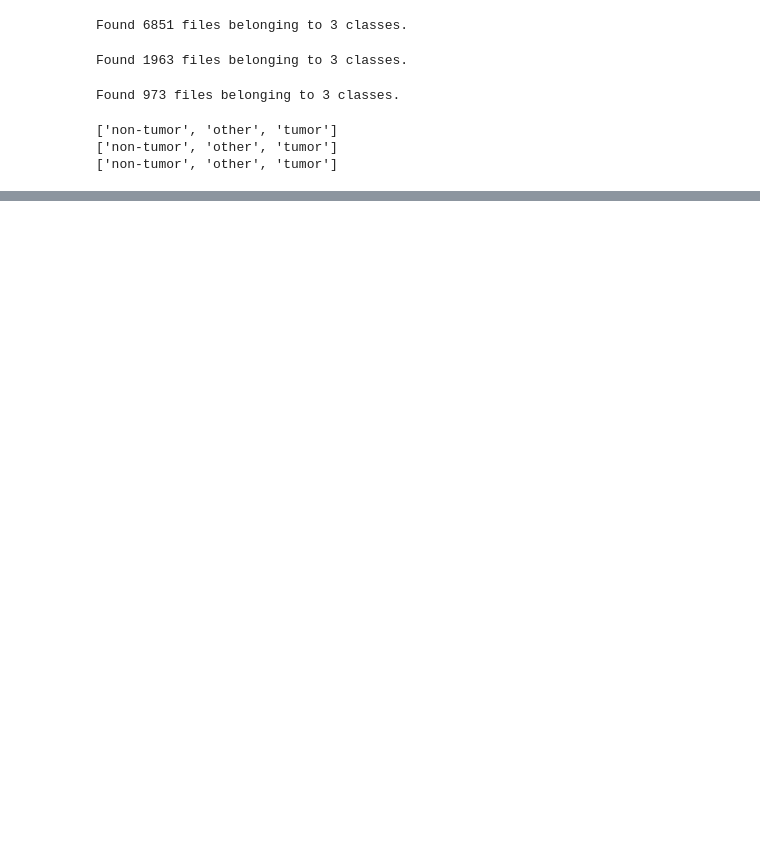
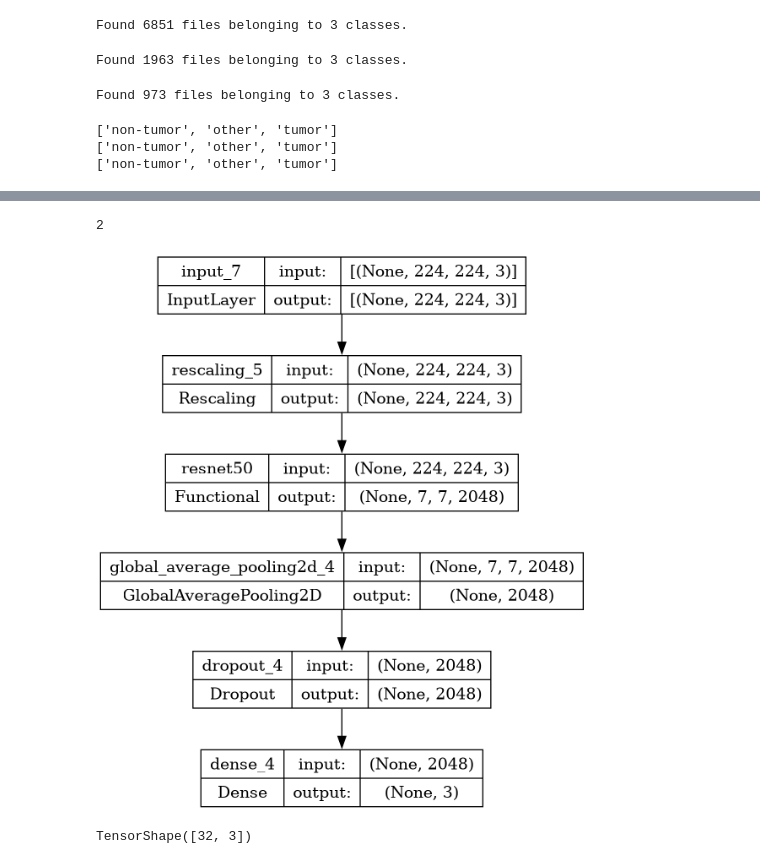
Before and after one commit to jahidul39306/brain_tumor_detection, a Jupyter notebook: brain-tumor-detection-using-tf.ipynb, the cells around one changed output, grey strips where cells are left out. Cells and saved outputs as stored; diff of their text form; code cells hidden in the pictures; blank space fills up the shorter version.

```diff
--- a/brain-tumor-detection-using-tf.ipynb
+++ b/brain-tumor-detection-using-tf.ipynb
@@ -118,0 +234,3 @@ print(test_ds.class_names)
+# %%
+image_shape = image_size + (3,)
+image_shape
@@ -118,0 +239,3 @@ print(test_ds.class_names)
+# %%
+base_model = tf.keras.applications.ResNet50(input_shape=image_shape,
+                                           include_top=False)
@@ -118,0 +255,10 @@ print(test_ds.class_names)
+# %%
+base_model.trainable = False
+# %%
+inputs = tf.keras.Input(shape=image_shape)
+x = tf.keras.layers.Rescaling(1./127.5)(inputs)
+x = base_model(x, training=False)
+x = tf.keras.layers.GlobalAveragePooling2D()(x)
+x = tf.keras.layers.Dropout(0.2)(x)
+outputs = tf.keras.layers.Dense(len(class_names), activation='softmax')(x)
+resnet50_model = tf.keras.Model(inputs, outputs)
@@ -118,0 +285,13 @@ print(test_ds.class_names)
+# %%
+len(resnet50_model.trainable_variables)
+# %% [output]
+2
+# %%
+tf.keras.utils.plot_model(resnet50_model, show_shapes=True)
+# %% [output]
+[figure, added]
+# %%
+resnet50_model_sample = resnet50_model(images)
+resnet50_model_sample.shape
+# %% [output]
+TensorShape([32, 3])
```
Also changed, not shown: parts of 38 cells of this notebook.
